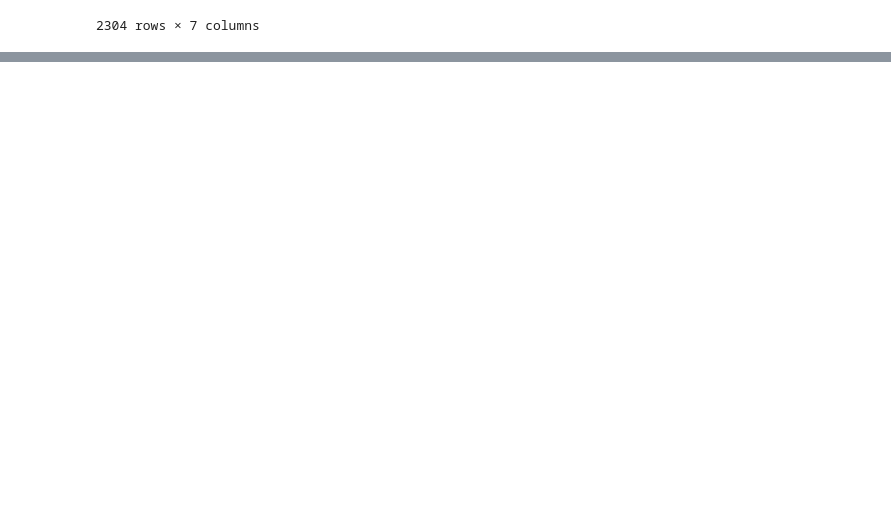
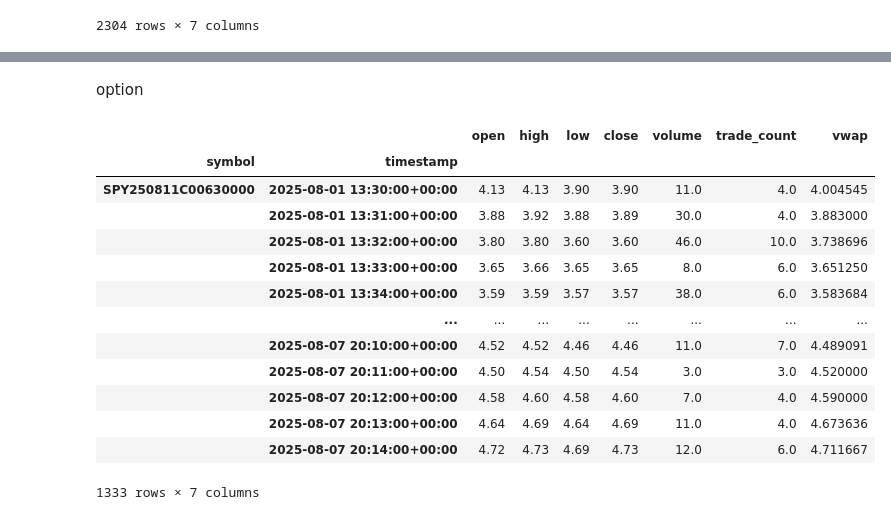
Before and after one commit to sunilsala88/batch32, a Jupyter notebook: 15_broker_api/history1.ipynb, the cells around one changed output, grey strips where cells are left out. Saved outputs shown, nothing was run; the diff lists cells and outputs as text; code cells hidden in the pictures; blank space fills up the shorter version.

```diff
--- a/15_broker_api/history1.ipynb
+++ b/15_broker_api/history1.ipynb
@@ -68,0 +86,34 @@ data
+# %% [markdown]
+option
+# %%
+from alpaca.data.historical.option import OptionHistoricalDataClient
+from alpaca.data.requests import OptionBarsRequest
+from alpaca.data.timeframe import TimeFrame, TimeFrameUnit
+import pendulum as dt
+api_key='PKCGQ99MC5FQA1P8ZSRE'
+secret_key='rkWLI1F2poiTbuERdzozfOLgVV6mrFKTH27Ugvb1'
+ohdc=OptionHistoricalDataClient(api_key,secret_key)
+req=OptionBarsRequest(symbol_or_symbols='SPY250811C00630000',
+                    timeframe=TimeFrame(amount = 1, unit = TimeFrameUnit.Minute),
+                    start = dt.datetime(2025,8,1,1,1,1,tz=timez_zone),                          # specify start datetime, default=the beginning of the current day.
+                    end=dt.datetime(2025,8,8,1,1,1,tz=timez_zone),
+
+                     )
+
+data=ohdc.get_option_bars(req).df
+data
+# %% [output]
+|  |  | open | high | low | close | volume | trade_count | vwap |
+| symbol | timestamp |  |  |  |  |  |  |  |
+| SPY250811C00630000 | 2025-08-01 13:30:00+00:00 | 4.13 | 4.13 | 3.90 | 3.90 | 11.0 | 4.0 | 4.004545 |
+|  | 2025-08-01 13:31:00+00:00 | 3.88 | 3.92 | 3.88 | 3.89 | 30.0 | 4.0 | 3.883000 |
+|  | 2025-08-01 13:32:00+00:00 | 3.80 | 3.80 | 3.60 | 3.60 | 46.0 | 10.0 | 3.738696 |
+|  | 2025-08-01 13:33:00+00:00 | 3.65 | 3.66 | 3.65 | 3.65 | 8.0 | 6.0 | 3.651250 |
+|  | 2025-08-01 13:34:00+00:00 | 3.59 | 3.59 | 3.57 | 3.57 | 38.0 | 6.0 | 3.583684 |
+|  | ... | ... | ... | ... | ... | ... | ... | ... |
+|  | 2025-08-07 20:10:00+00:00 | 4.52 | 4.52 | 4.46 | 4.46 | 11.0 | 7.0 | 4.489091 |
+|  | 2025-08-07 20:11:00+00:00 | 4.50 | 4.54 | 4.50 | 4.54 | 3.0 | 3.0 | 4.520000 |
+|  | 2025-08-07 20:12:00+00:00 | 4.58 | 4.60 | 4.58 | 4.60 | 7.0 | 4.0 | 4.590000 |
+|  | 2025-08-07 20:13:00+00:00 | 4.64 | 4.69 | 4.64 | 4.69 | 11.0 | 4.0 | 4.673636 |
+|  | 2025-08-07 20:14:00+00:00 | 4.72 | 4.73 | 4.69 | 4.73 | 12.0 | 6.0 | 4.711667 |
+1333 rows × 7 columns
```
Also changed, not shown: parts of 3 cells of this notebook.
